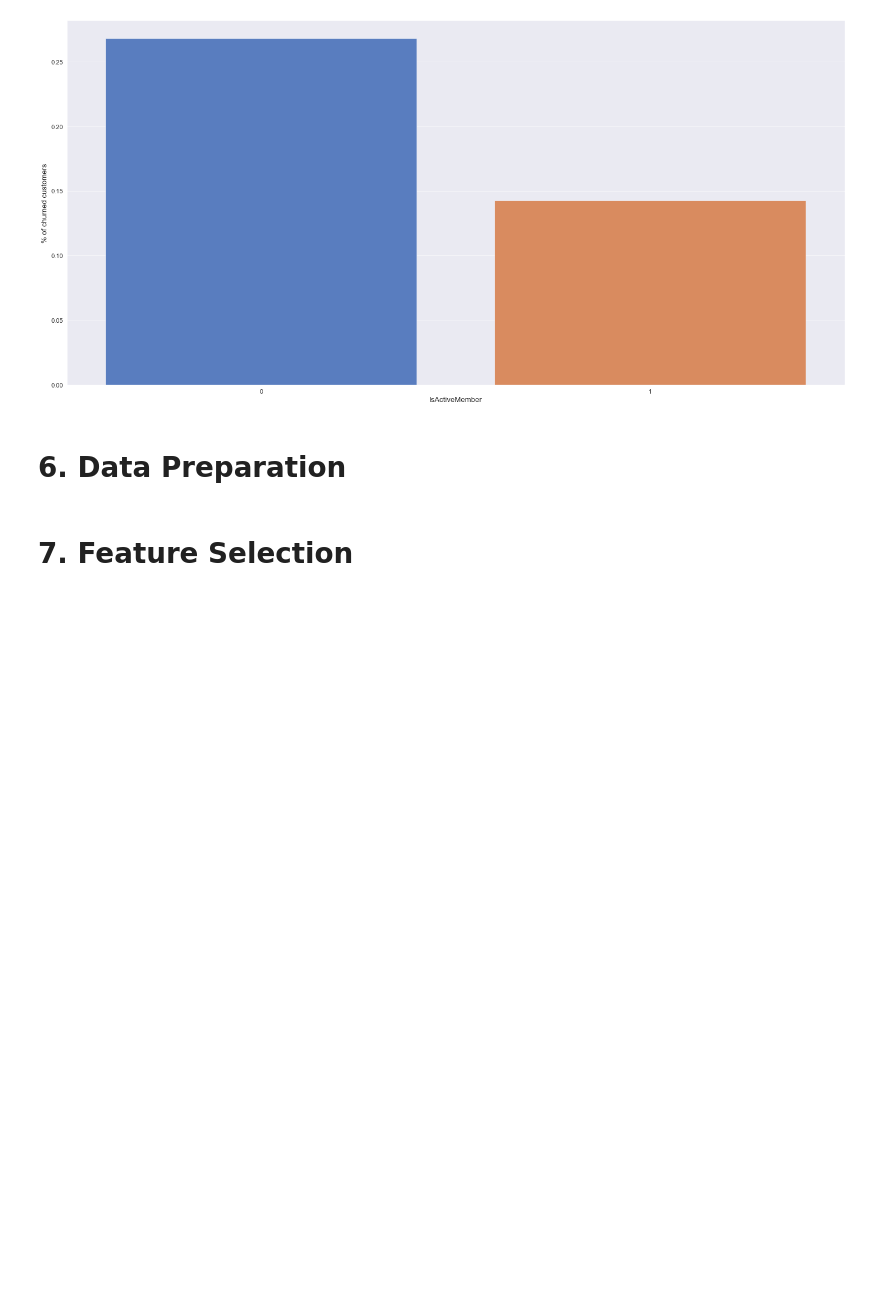
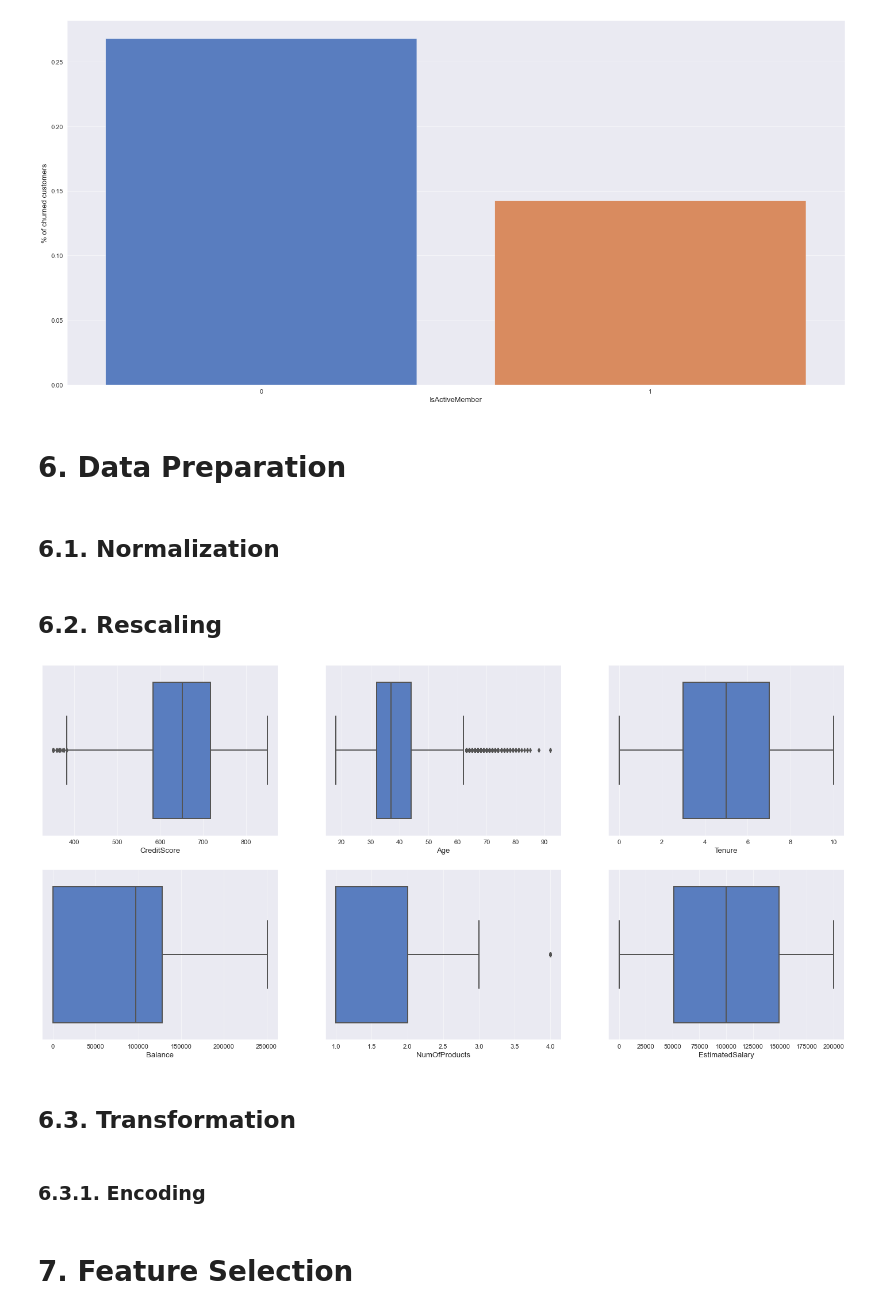
Before and after one commit to Gutscs/Client-Churn-Prediction, a Jupyter notebook: notebooks/churn_pred.ipynb, the cells around one changed output. Saved outputs shown, nothing was run; the diff lists cells and outputs as text; code cells hidden in the pictures; blank space fills up the shorter version.

```diff
--- a/notebooks/churn_pred.ipynb
+++ b/notebooks/churn_pred.ipynb
@@ -285,3 +323,21 @@ sns.barplot( x='IsActiveMember', y='% of churned customers', data=df_aux);
 [figure]
 # %% [markdown]
 # 6. Data Preparation
+# %%
+df6 = df5.copy()
+# %% [markdown]
+## 6.1. Normalization
+# %% [markdown]
+## 6.2. Rescaling
+# %%
+fig, axes = plt.subplots(2,3)
+
+# boxplots for the numerical features
+sns.boxplot( x='CreditScore', data=df6, ax=axes[0,0] )
+sns.boxplot( x='Age', data=df6, ax=axes[0,1] )
+sns.boxplot( x='Tenure', data=df6, ax=axes[0,2] )
+sns.boxplot( x='Balance', data=df6, ax=axes[1,0] )
+sns.boxplot( x='NumOfProducts', data=df6, ax=axes[1,1] )
+sns.boxplot( x='EstimatedSalary', data=df6, ax=axes[1,2] );
+# %% [output]
+[figure, added]
@@ -287,0 +357,4 @@ sns.barplot( x='IsActiveMember', y='% of churned customers', data=df_aux);
+# %% [markdown]
+## 6.3. Transformation
+# %% [markdown]
+### 6.3.1. Encoding
```
Also changed, not shown: parts of 21 cells of this notebook.
